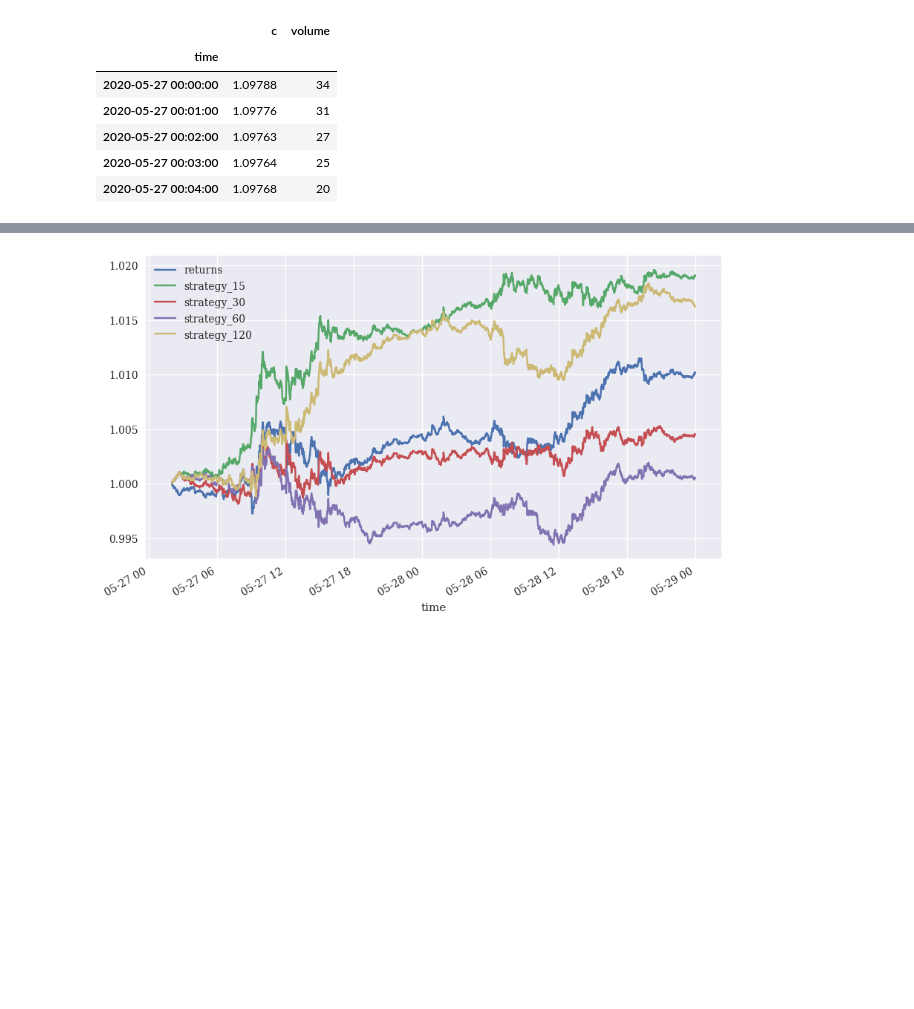
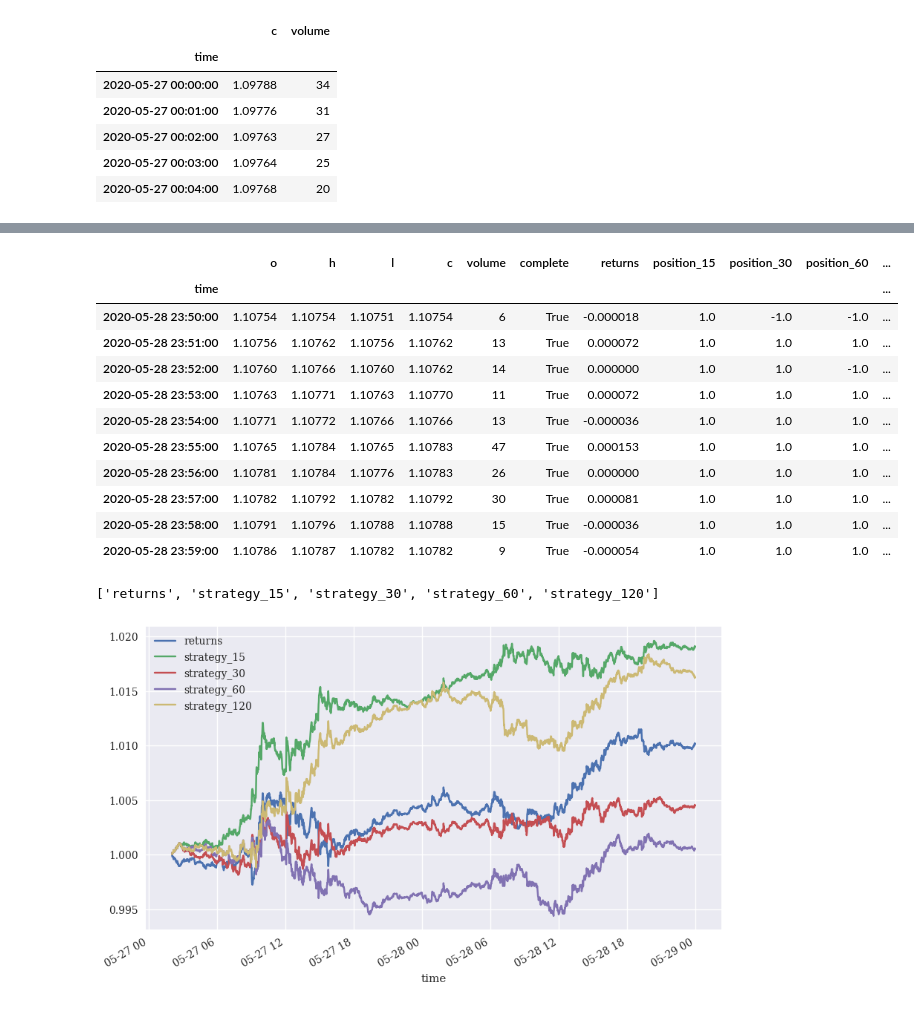
Before and after one commit to samawi/algo-python-template, a Jupyter notebook: ch08/08_pyalgo.ipynb, the cells around one changed output, grey strips where cells are left out. Drawn from its saved outputs; the diff is of its cells as text; code cells hidden in the pictures; blank space fills up the shorter version.

```diff
--- a/ch08/08_pyalgo.ipynb
+++ b/ch08/08_pyalgo.ipynb
@@ -105,6 +99,21 @@ for momentum in [15, 30, 60, 120]:
     col = 'position_{}'.format(momentum)
     data[col] = np.sign(data['returns'].rolling(momentum).mean())
     cols.append(col)
+# %%
+data.tail(10)
+# %% [output]
+|  | o | h | l | c | volume | complete | returns | position_15 | position_30 | position_60 | ... |
+| time |  |  |  |  |  |  |  |  |  |  | ... |
+| 2020-05-28 23:50:00 | 1.10754 | 1.10754 | 1.10751 | 1.10754 | 6 | True | -0.000018 | 1.0 | -1.0 | -1.0 | ... |
+| 2020-05-28 23:51:00 | 1.10756 | 1.10762 | 1.10756 | 1.10762 | 13 | True | 0.000072 | 1.0 | 1.0 | 1.0 | ... |
+| 2020-05-28 23:52:00 | 1.10760 | 1.10766 | 1.10760 | 1.10762 | 14 | True | 0.000000 | 1.0 | 1.0 | -1.0 | ... |
+| 2020-05-28 23:53:00 | 1.10763 | 1.10771 | 1.10763 | 1.10770 | 11 | True | 0.000072 | 1.0 | 1.0 | 1.0 | ... |
+| 2020-05-28 23:54:00 | 1.10771 | 1.10772 | 1.10766 | 1.10766 | 13 | True | -0.000036 | 1.0 | 1.0 | 1.0 | ... |
+| 2020-05-28 23:55:00 | 1.10765 | 1.10784 | 1.10765 | 1.10783 | 47 | True | 0.000153 | 1.0 | 1.0 | 1.0 | ... |
+| 2020-05-28 23:56:00 | 1.10781 | 1.10784 | 1.10776 | 1.10783 | 26 | True | 0.000000 | 1.0 | 1.0 | 1.0 | ... |
+| 2020-05-28 23:57:00 | 1.10782 | 1.10792 | 1.10782 | 1.10792 | 30 | True | 0.000081 | 1.0 | 1.0 | 1.0 | ... |
+| 2020-05-28 23:58:00 | 1.10791 | 1.10796 | 1.10788 | 1.10788 | 15 | True | -0.000036 | 1.0 | 1.0 | 1.0 | ... |
+| 2020-05-28 23:59:00 | 1.10786 | 1.10787 | 1.10782 | 1.10782 | 9 | True | -0.000054 | 1.0 | 1.0 | 1.0 | ... |
 # %%
 from pylab import plt
 plt.style.use('seaborn-v0_8')
@@ -117,6 +126,10 @@ for col in cols:
     strat = 'strategy_{}'.format(col.split('_')[1])
     data[strat] = data[col].shift(1) * data['returns']
     strats.append(strat)
+# %%
+strats
+# %% [output]
+['returns', 'strategy_15', 'strategy_30', 'strategy_60', 'strategy_120']
 # %%
 data[strats].dropna().cumsum(
     ).apply(np.exp).plot(figsize=(10, 6));
```
Also changed, not shown: parts of 11 cells of this notebook.
